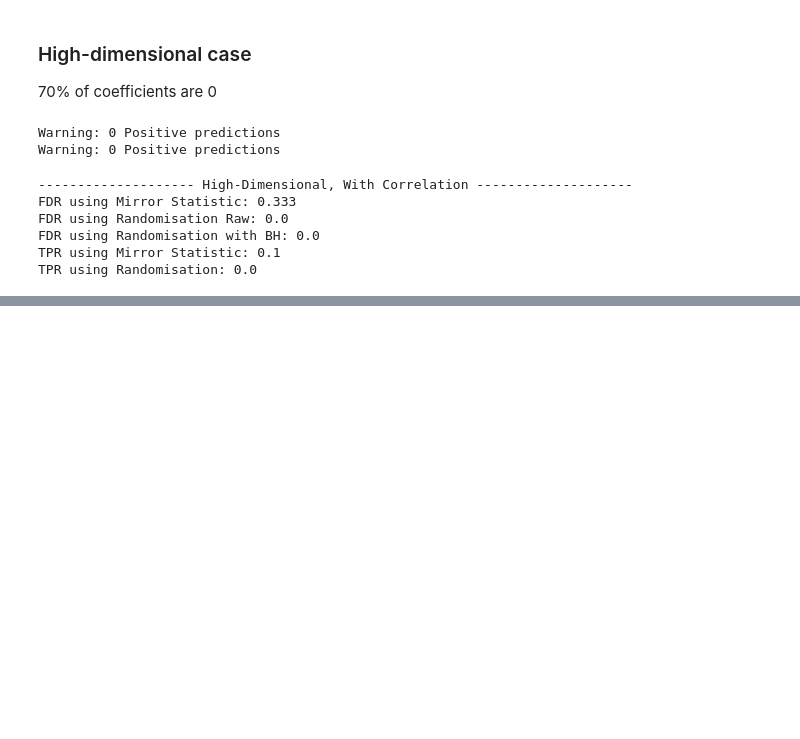
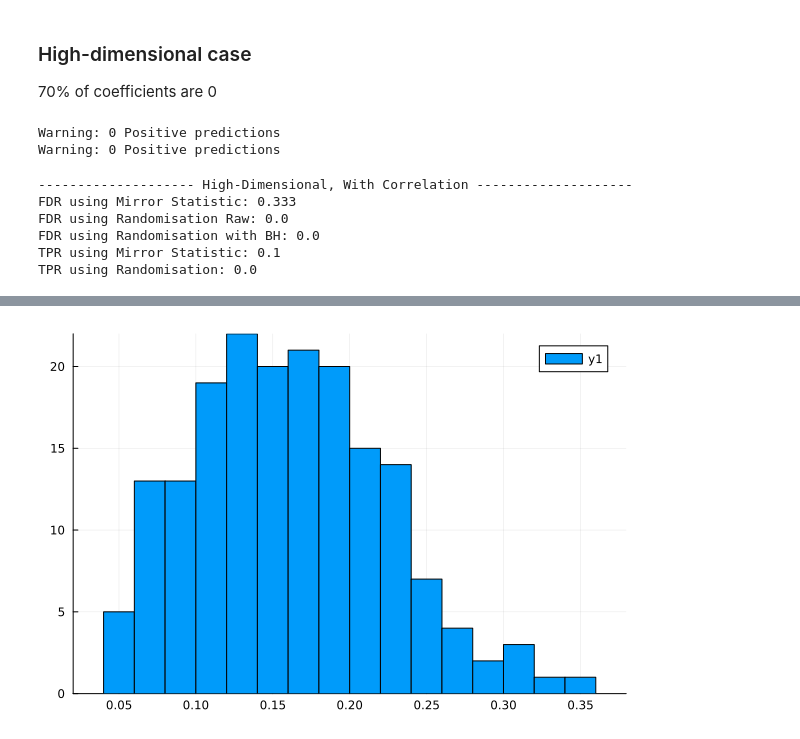
Before and after one commit to marcoelba/SelectiveInference, a Jupyter notebook: src/Comparison_randomisation_ms.ipynb, the cells around one changed output, grey strips where cells are left out. Cells and saved outputs as stored; diff of their text form; code cells hidden in the pictures; blank space fills up the shorter version.

```diff
--- a/src/Comparison_randomisation_ms.ipynb
+++ b/src/Comparison_randomisation_ms.ipynb
@@ -186,0 +424,4 @@ TPR using Randomisation: 0.0
+# %%
+histogram(df_metrics.FDR_Rand, bins=20)
+# %% [output]
+[figure, added]
```
Also changed, not shown: parts of 23 cells of this notebook, 1 other file.
